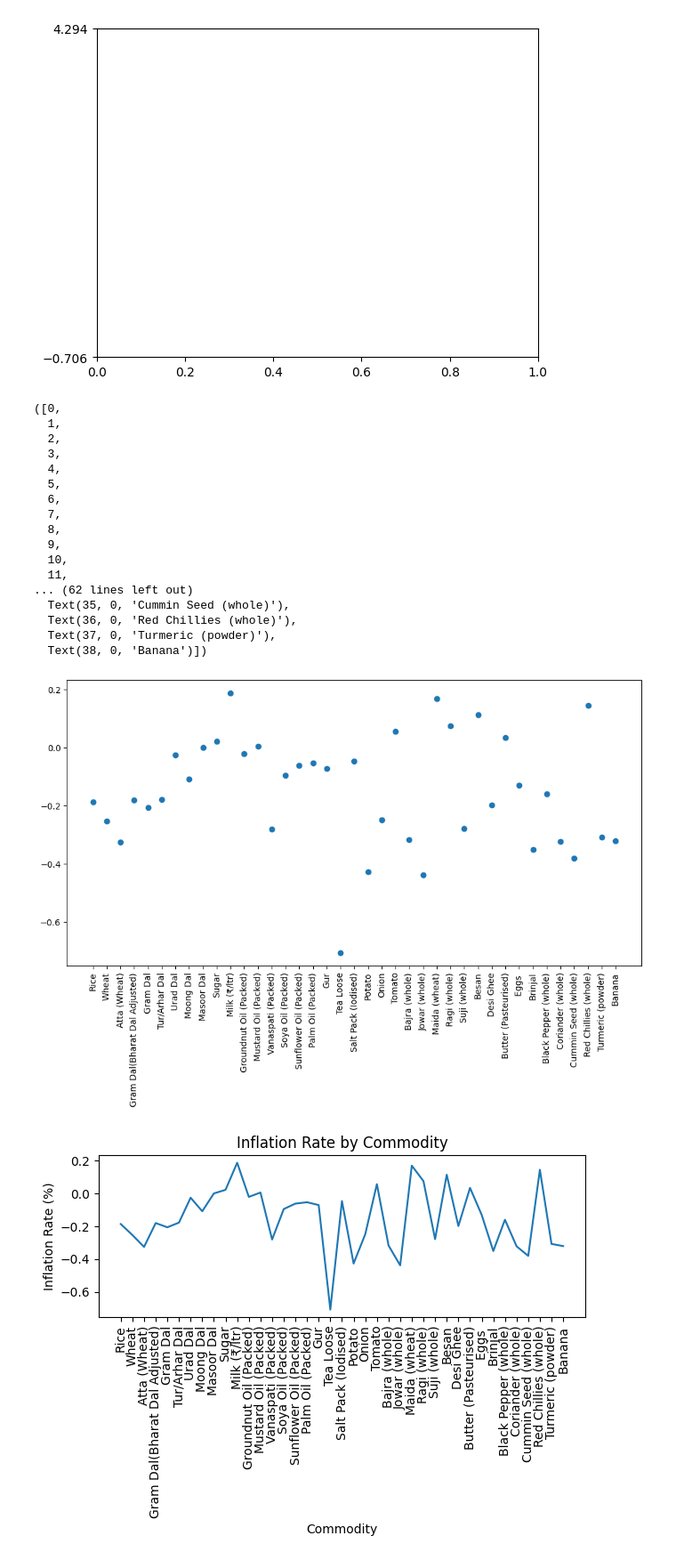
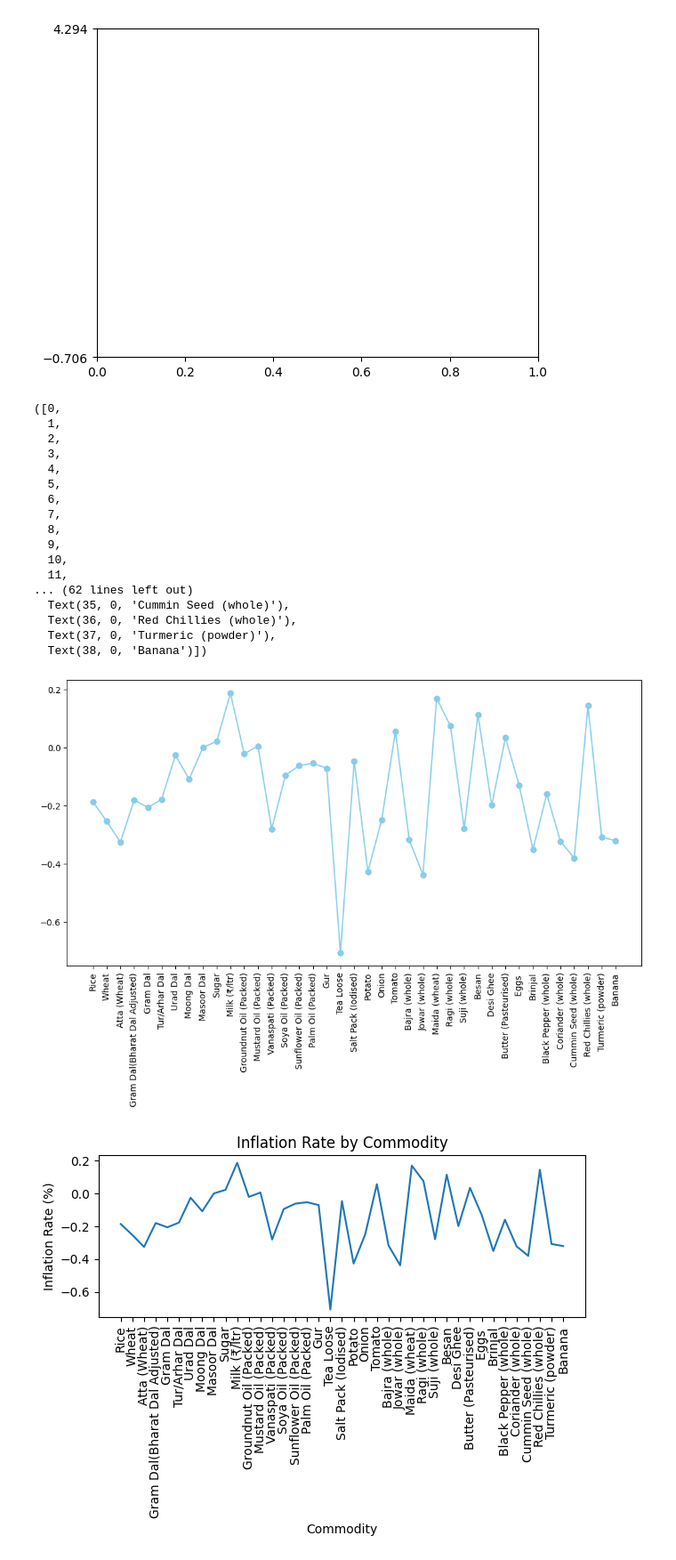
Before and after one commit to ilihas786/Local-Commodity-Price-Tracker, a Jupyter notebook: notebooks/inflation_trend.ipynb, the cells around one changed output. Shown: that part at 89% size. Saved outputs shown, nothing was run; the diff lists cells and outputs as text; code cells hidden in the pictures.

```diff
--- a/notebooks/inflation_trend.ipynb
+++ b/notebooks/inflation_trend.ipynb
@@ -260,27 +260,28 @@ plt.yticks(np.arange(y_min, y_max + 5, 5))
 [figure]
 # %%
 plt.figure(figsize=(12, 6))
-plt.scatter(inflation_df['commodity'], inflation_df['inflation_rate'])
+plt.plot(inflation_df['inflation_rate'],inflation_df['commodity'], marker='o', linestyle='-', color='skyblue')
+plt.scatter(inflation_df['inflation_rate'],inflation_df['commodity'])
 plt.xticks(rotation=90)
 # %% [output]
 ([0,
   1,
   2,
   3,
   4,
   5,
   6,
   7,
   8,
   9,
   10,
   11,
 ... (62 lines left out)
   Text(35, 0, 'Cummin Seed (whole)'),
   Text(36, 0, 'Red Chillies (whole)'),
   Text(37, 0, 'Turmeric (powder)'),
   Text(38, 0, 'Banana')])
-[figure, old version]
+[figure, new version]
 # %%
 import seaborn as sns
 sns.lineplot(data=inflation_df, x='commodity', y='inflation_rate')
```
Also changed, not shown: 3 other files.
